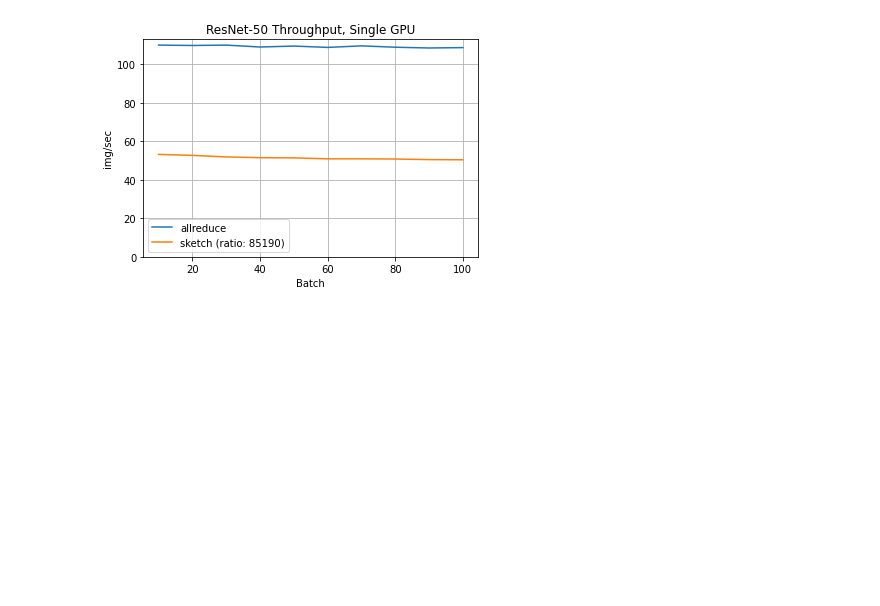
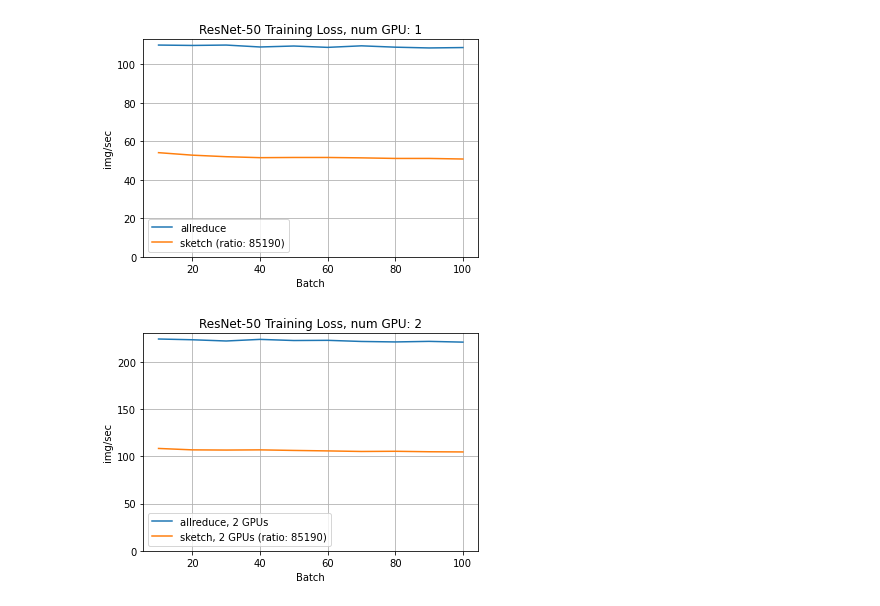
Before and after one commit to mmathys/bagua, a Jupyter notebook: plot/plot.ipynb, the cells around one changed output. Saved outputs shown, nothing was run; the diff lists cells and outputs as text; code cells hidden in the pictures; blank space fills up the shorter version.

```diff
--- a/plot/plot.ipynb
+++ b/plot/plot.ipynb
@@ -4,6 +4,7 @@ import re
 loss_regex = r"TrainLoss: (\d+\.\d+)"
 tp_regex = r": (\d+\.\d) img\/sec"
 comp_regex = r"Bandwidth savings: from \d+ to \d+ \((\d+\.\d+)x\)"
+gpu_regex = r"Number of GPUs: (\d)"
 
 def parse(file, regex):
     nums = []
@@ -21,5 +22,8 @@ def parse_tp(file):
 
 def parse_comp_ratio(file):
     return parse(file, comp_regex)
+
+def parse_num_gpu(file):
+    return parse(file, gpu_regex)
 # %%
 from os import listdir
@@ -60,16 +85,21 @@ plt.show()
 # %%
 t = np.arange(10, 110, 10)
 
-for name, attrs in benchmarks.items():
-    plt.plot(t, attrs["tp"], label=attrs["label"])
+import numpy as np
+import matplotlib.pyplot as plt
 
-plt.xlabel("Batch")
-plt.ylabel("img/sec")
-plt.grid(True)
-plt.legend()
-plt.title("ResNet-50 Throughput, Single GPU")
-plt.ylim(bottom=0)
-
-plt.show()
+gpus = df["gpu"].unique()
+gpus.sort()
+for num_gpu in gpus:
+    for i, row in df[df["gpu"]==num_gpu].iterrows():
+        plt.plot(t, row["tp"], label=row["name"])
+    plt.title(f"ResNet-50 Training Loss, num GPU: {num_gpu:.0f}")
+    plt.xlabel("Batch")
+    plt.ylabel("img/sec")
+    plt.grid(True)
+    plt.legend()
+    plt.ylim(bottom=0)
+    plt.show()
 # %% [output]
-[figure, old version]
+[figure, new version]
+[figure, added]
```
Also changed, not shown: parts of 2 cells of this notebook.
